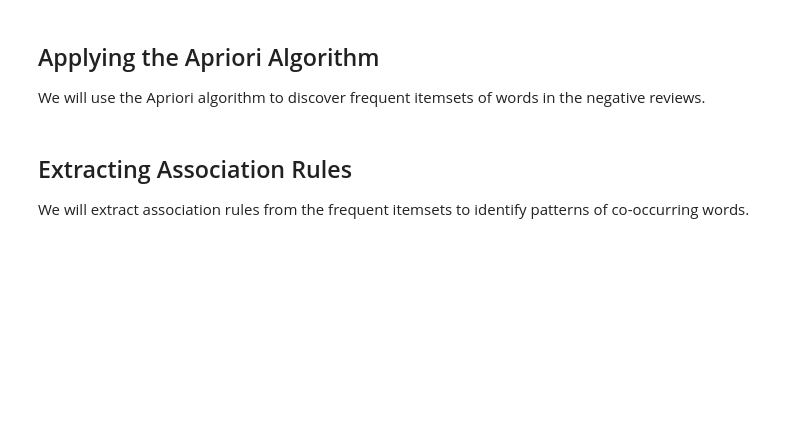
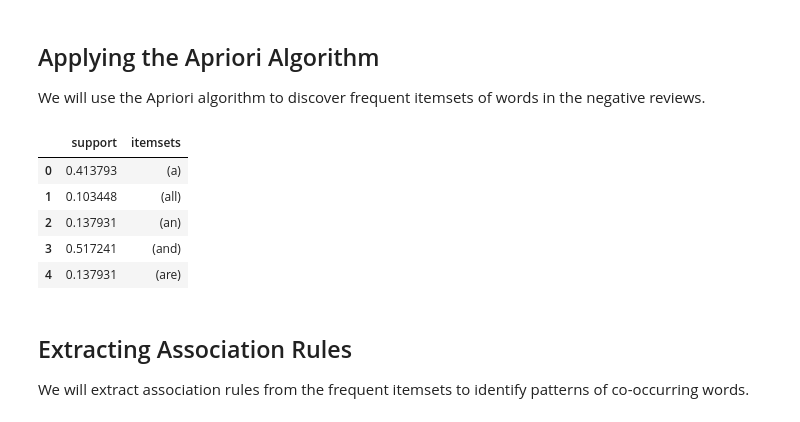
Before and after one commit to ucsd-nlp-mgta415/mgta415-nlp-demo, a Jupyter notebook: notebooks/session2_amazon_reviews_topics.ipynb, the cells around one changed output. Saved outputs shown, nothing was run; the diff lists cells and outputs as text; code cells hidden in the pictures; blank space fills up the shorter version.

```diff
--- a/notebooks/session2_amazon_reviews_topics.ipynb
+++ b/notebooks/session2_amazon_reviews_topics.ipynb
@@ -434,10 +508,17 @@ negative_reviews_df.head()
 We will use the Apriori algorithm to discover frequent itemsets of words in the negative reviews.
 # %%
 # Apply the Apriori algorithm
-frequent_itemsets = apriori(negative_reviews_df, min_support=0.01, use_colnames=True)
+frequent_itemsets = apriori(negative_reviews_df, min_support=0.1, use_colnames=True)
 
 # Display the frequent itemsets
 frequent_itemsets.head()
+# %% [output]
+|  | support | itemsets |
+| 0 | 0.413793 | (a) |
+| 1 | 0.103448 | (all) |
+| 2 | 0.137931 | (an) |
+| 3 | 0.517241 | (and) |
+| 4 | 0.137931 | (are) |
 # %% [markdown]
 ## Extracting Association Rules
 
```
Also changed, not shown: parts of 9 cells of this notebook, 3 other files.
